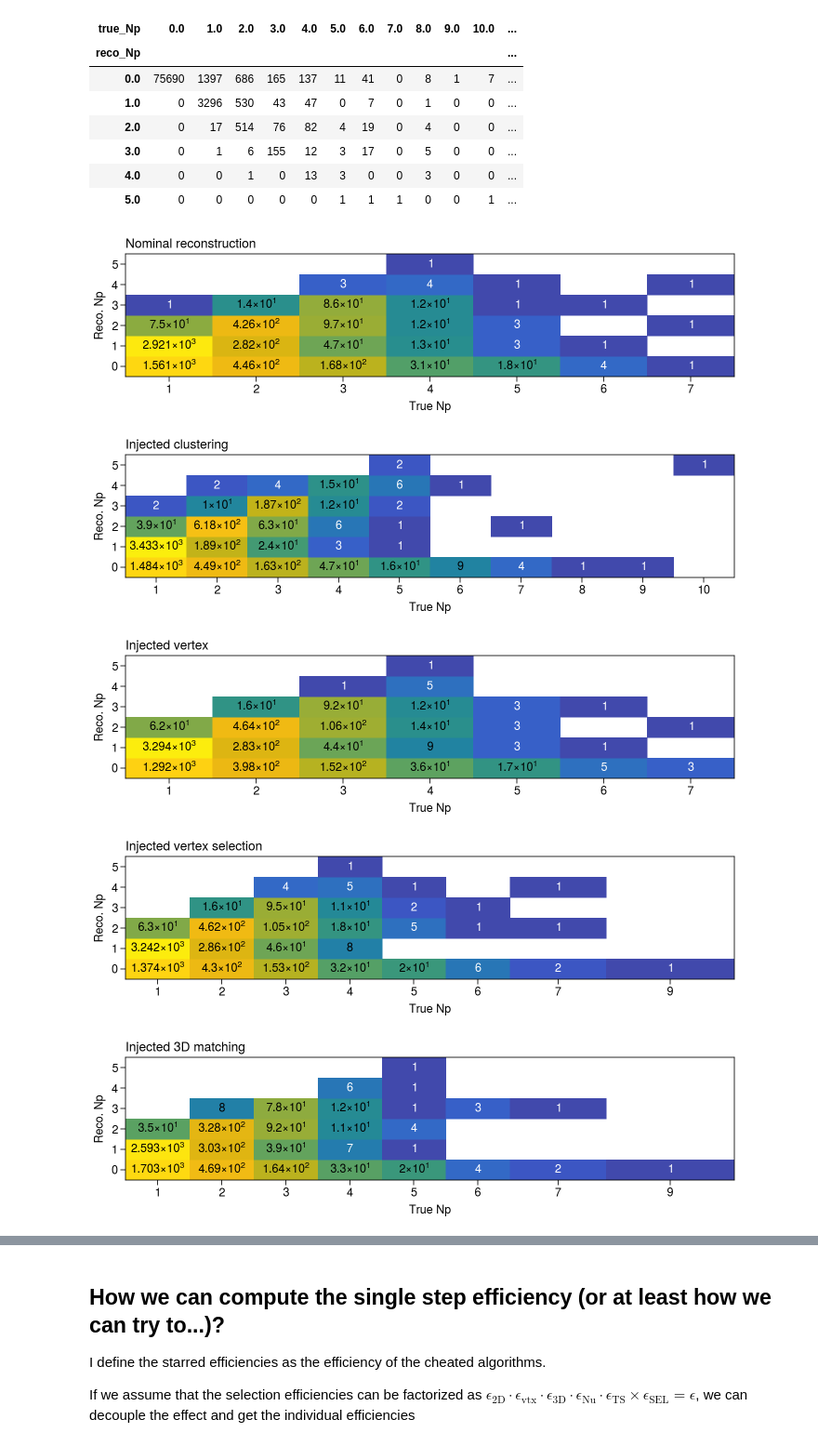
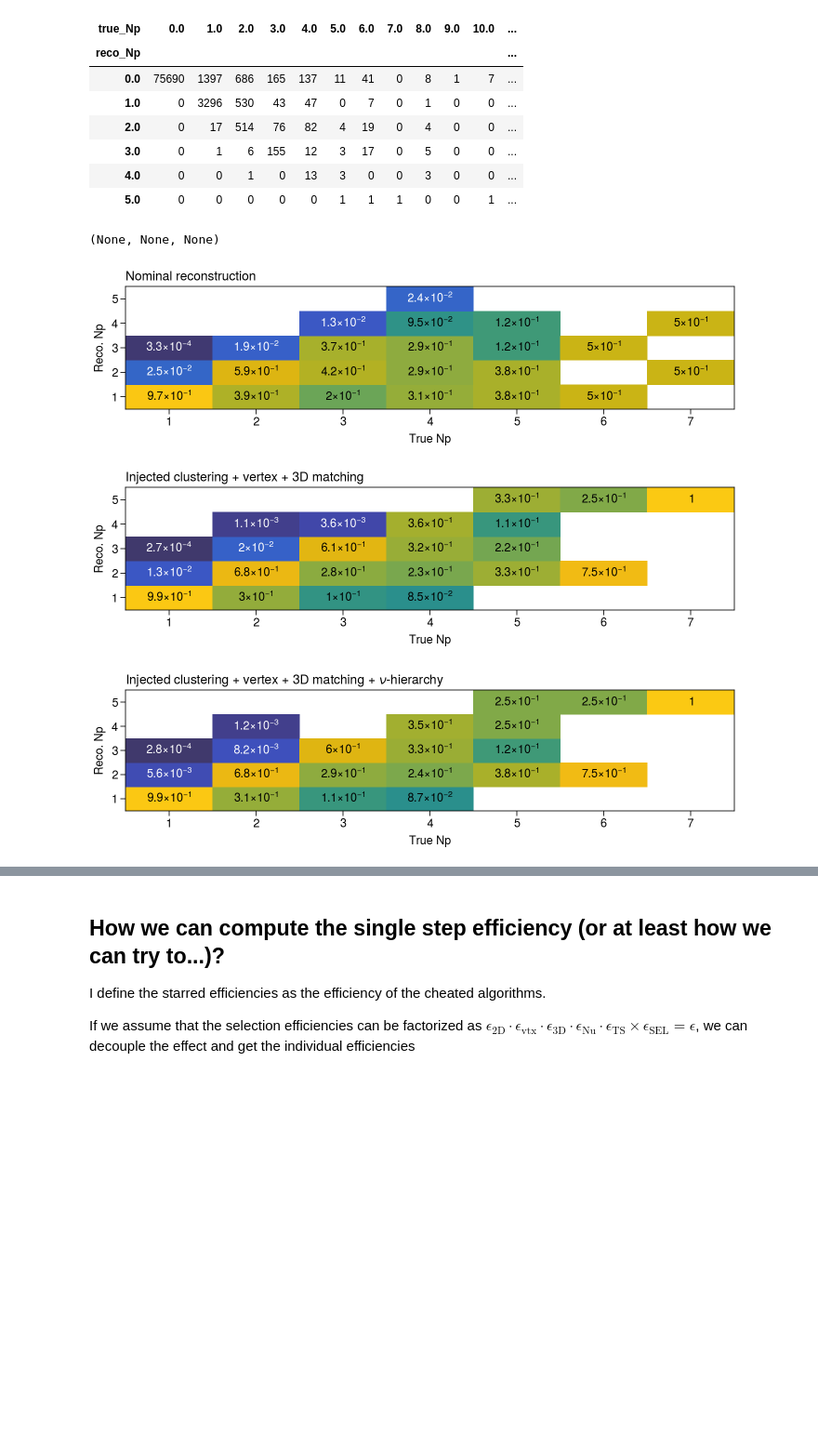
Before and after one commit to mattiasotgia/The_Empty_Hearse, a Jupyter notebook: notebooks/Np_plot.ipynb, the cells around one changed output, grey strips where cells are left out. Shown at 93% size. Saved outputs shown, nothing was run; the diff lists cells and outputs as text; code cells hidden in the pictures; blank space fills up the shorter version.

```diff
--- a/notebooks/Np_plot.ipynb
+++ b/notebooks/Np_plot.ipynb
@@ -53,15 +53,21 @@ df
 def plot_map(loader):
     data = uproot.open('CCNp_study.root:Np')
     df = data[loader].arrays(library='pd')
+    df = df[df['reco_Np'] > 0]  # all Np > 5 → 6
+    df = df[df['true_Np_reco_mu'] > 0]
     df = pd.crosstab(df['reco_Np'], df['true_Np_reco_mu'])
-    df = df.drop(columns=[0])
+    # df = df.drop(columns=[0])
+
+    df_norm = df.div(df.sum(axis=0), axis=1)
+    df_norm = df_norm.replace(0, np.nan)
 
     fig, ax = plot.subplots(width=7, height=2, ltitle=loader_formatted[loader])
-    ax.heatmap(df,
+    ax.heatmap(df_norm,
                robust=True, cmap=cc.CET_L20,
                # norm=mpl.colors.LogNorm(1e-1, 1e3),
-               norm=mpl.colors.LogNorm(1e-1, 5e3),
-               labels=True, fmt='sci', precision=3,
+               # norm=mpl.colors.LogNorm(1e-1, 5e3),
+               norm=mpl.colors.PowerNorm(0.25, 1e-4, 2),
+               labels=True, fmt='sci', precision=1,
                labels_kw={'weight': 'bold'}, colorbar=False, aspect='auto'
     )
 
@@ -69,11 +75,10 @@ def plot_map(loader):
 
     fig.savefig(f'plots_CCNp_test/Np_comparison_{loader}.pdf', bbox_inches='tight')
 # %%
-for loader in loader_formatted:
-    plot_map(loader)
+# for loader in loader_formatted:
+plot_map('nominal'), plot_map('cheated_2d_vtx_3d'), plot_map('cheated_2d_vtx_3d_nu')
 # %% [output]
+(None, None, None)
-[figure, old version]
+[figure, new version]
-[figure, old version]
+[figure, new version]
-[figure, old version]
+[figure, new version]
-[figure, removed]
-[figure, removed]
```
Also changed, not shown: parts of 17 cells of this notebook, 40 other files.
